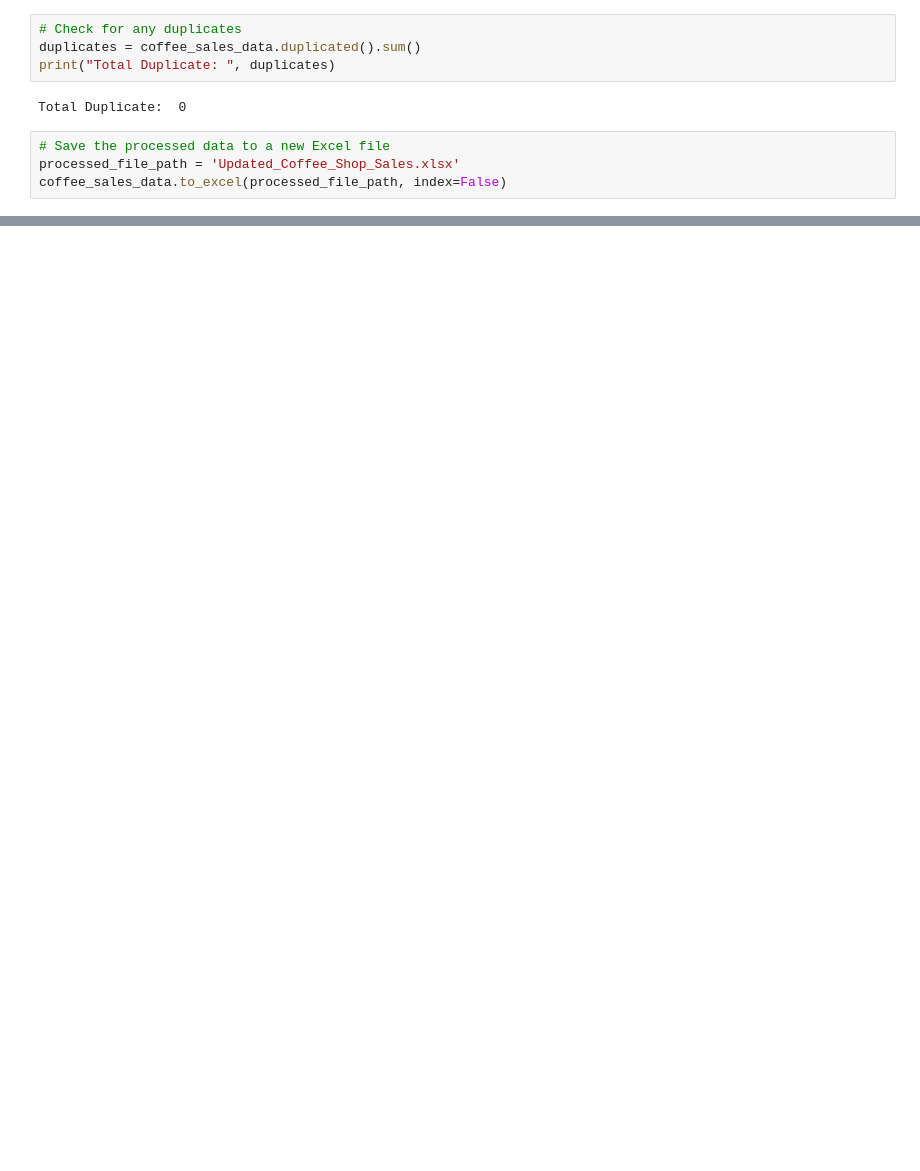
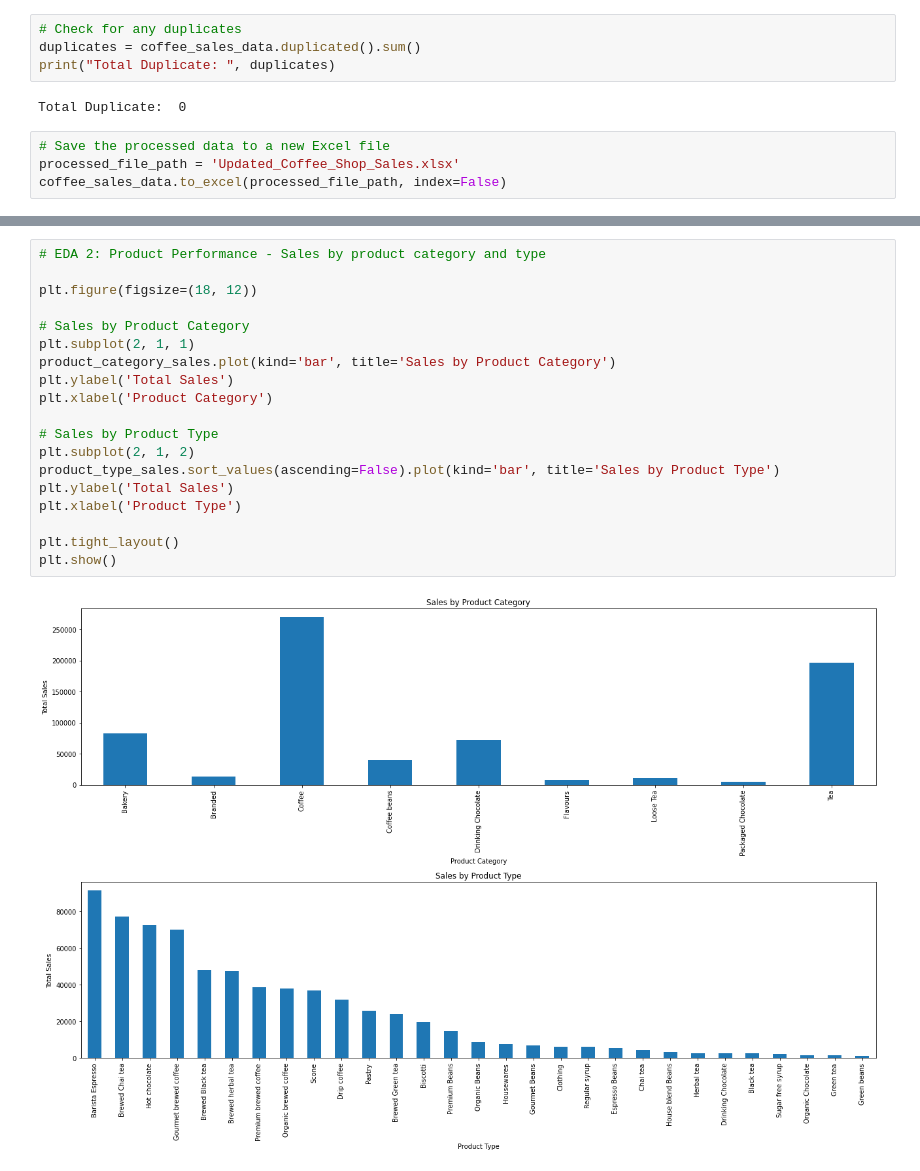
Before and after one commit to zainhaidar16/Coffee-Shop-Dashboard, a Jupyter notebook: Coffe Shop Sales Analysis.ipynb, the cells around one changed output, grey strips where cells are left out. Saved outputs shown, nothing was run; the diff lists cells and outputs as text; blank space fills up the shorter version.

```diff
--- a/Coffe Shop Sales Analysis.ipynb
+++ b/Coffe Shop Sales Analysis.ipynb
@@ -54,0 +148,21 @@ coffee_sales_data.to_excel(processed_file_path, index=False)
+# %%
+# EDA 2: Product Performance - Sales by product category and type
+
+plt.figure(figsize=(18, 12))
+
+# Sales by Product Category
+plt.subplot(2, 1, 1)
+product_category_sales.plot(kind='bar', title='Sales by Product Category')
+plt.ylabel('Total Sales')
+plt.xlabel('Product Category')
+
+# Sales by Product Type
+plt.subplot(2, 1, 2)
+product_type_sales.sort_values(ascending=False).plot(kind='bar', title='Sales by Product Type')
+plt.ylabel('Total Sales')
+plt.xlabel('Product Type')
+
+plt.tight_layout()
+plt.show()
+# %% [output]
+[figure, added]
```
Also changed, not shown: parts of 13 cells of this notebook, 1 other file.
